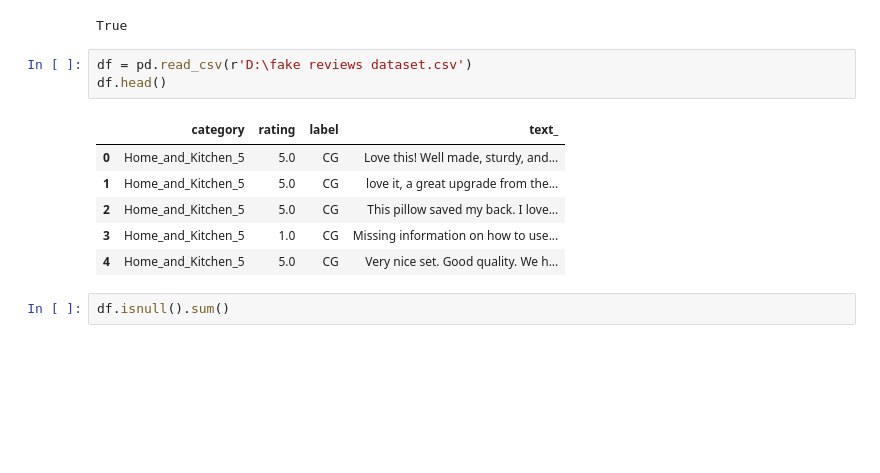
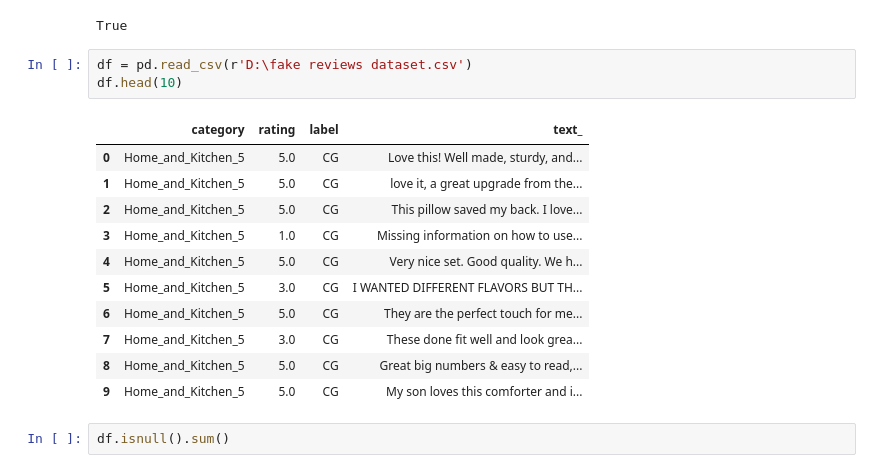
Before and after one commit to divyasain123/DataSentience-AIML, a Jupyter notebook: Fake-Review-Detection/Fake Reviews Detection Part-1.ipynb, the cells around one changed output. Saved outputs shown, nothing was run; the diff lists cells and outputs as text; blank space fills up the shorter version.

```diff
--- a/Fake-Review-Detection/Fake Reviews Detection Part-1.ipynb
+++ b/Fake-Review-Detection/Fake Reviews Detection Part-1.ipynb
@@ -38,14 +38,19 @@ nltk.download('omw-1.4')
 True
 # %%
 df = pd.read_csv(r'D:\fake reviews dataset.csv')
-df.head()
+df.head(10)
 # %% [output]
 |  | category | rating | label | text_ |
 | 0 | Home_and_Kitchen_5 | 5.0 | CG | Love this! Well made, sturdy, and... |
 | 1 | Home_and_Kitchen_5 | 5.0 | CG | love it, a great upgrade from the... |
 | 2 | Home_and_Kitchen_5 | 5.0 | CG | This pillow saved my back. I love... |
 | 3 | Home_and_Kitchen_5 | 1.0 | CG | Missing information on how to use... |
 | 4 | Home_and_Kitchen_5 | 5.0 | CG | Very nice set. Good quality. We h... |
+| 5 | Home_and_Kitchen_5 | 3.0 | CG | I WANTED DIFFERENT FLAVORS BUT TH... |
+| 6 | Home_and_Kitchen_5 | 5.0 | CG | They are the perfect touch for me... |
+| 7 | Home_and_Kitchen_5 | 3.0 | CG | These done fit well and look grea... |
+| 8 | Home_and_Kitchen_5 | 5.0 | CG | Great big numbers & easy to read,... |
+| 9 | Home_and_Kitchen_5 | 5.0 | CG | My son loves this comforter and i... |
 # %%
 df.isnull().sum()
 # %% [output]
```
